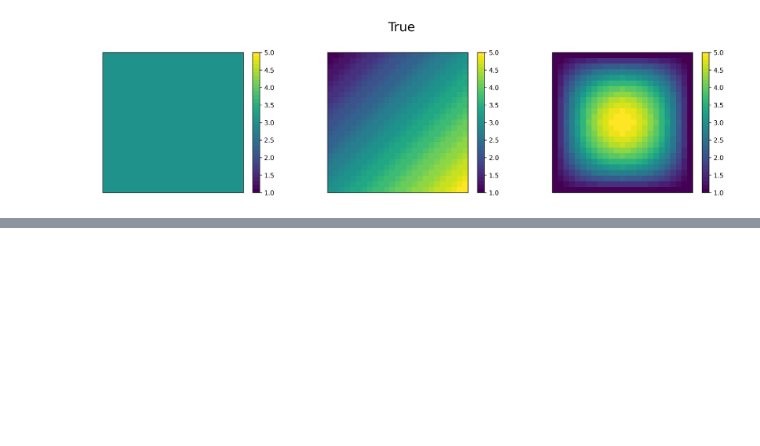
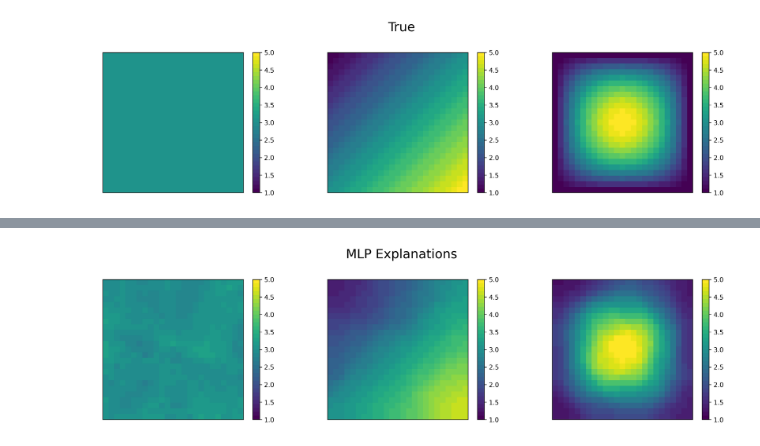
Before and after one commit to Ziqi-Li/geoshapley, a Jupyter notebook: notebooks/mgwr dgp example.ipynb, the cells around one changed output, grey strips where cells are left out. Cells and saved outputs as stored; diff of their text form; code cells hidden in the pictures; blank space fills up the shorter version.

```diff
--- a/notebooks/mgwr dgp example.ipynb
+++ b/notebooks/mgwr dgp example.ipynb
@@ -118,0 +137,7 @@ plot_s(mlp_svc.T,vmin=1,vmax=5,title="MLP Explanations")
+# %%
+mlp_svc = mlp_rslt.get_svc(col = [0, 1],coef_type="gwr",include_primary=True)
+
+plot_s(np.hstack([mlp_rslt.base_value + mlp_rslt.geo.reshape(-1,1), mlp_svc]).T,
+       vmin=1,vmax=5,title="MLP Explanations")
+# %% [output]
+[figure, added]
```
Also changed, not shown: parts of 20 cells of this notebook, 1 other file.
